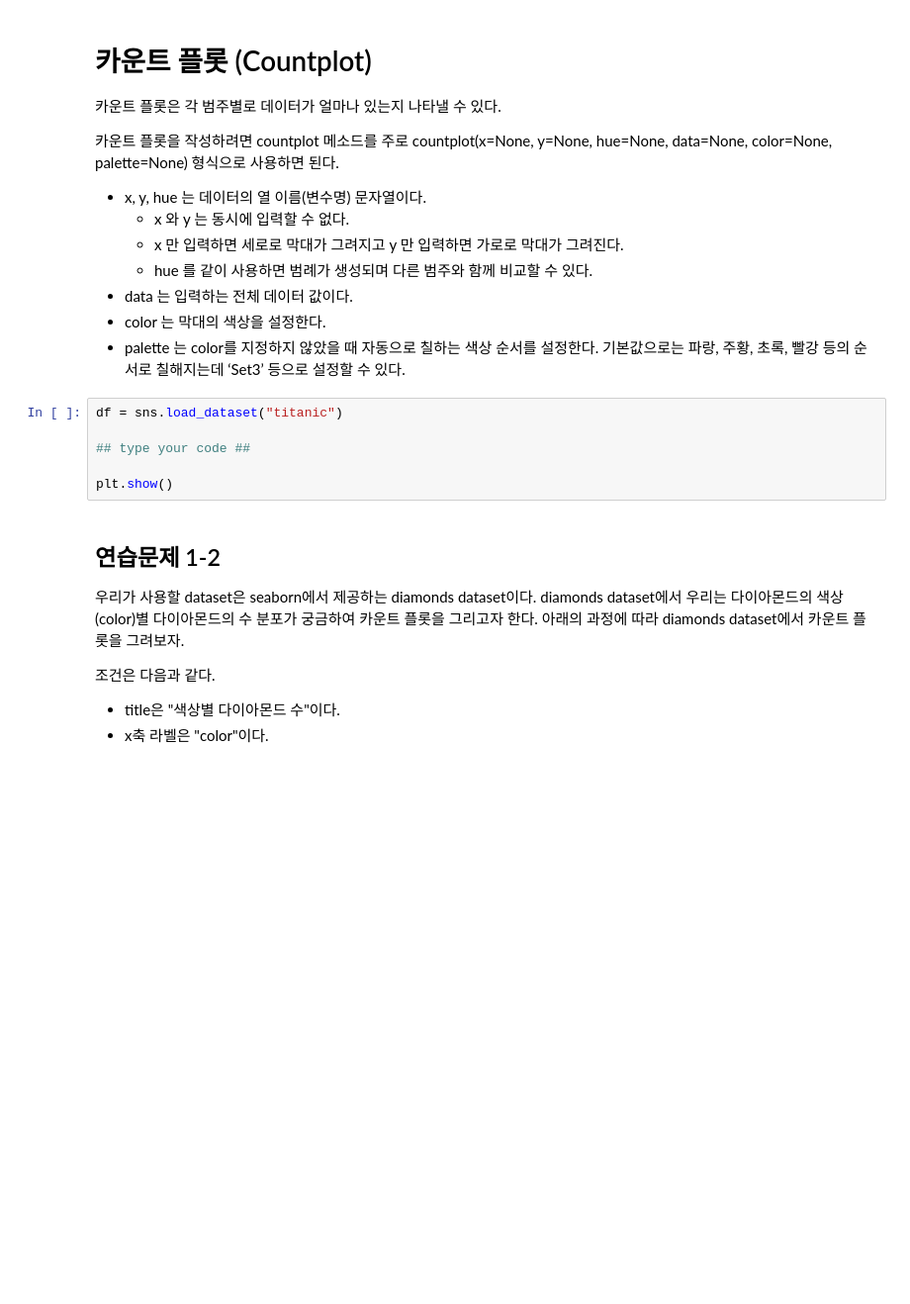
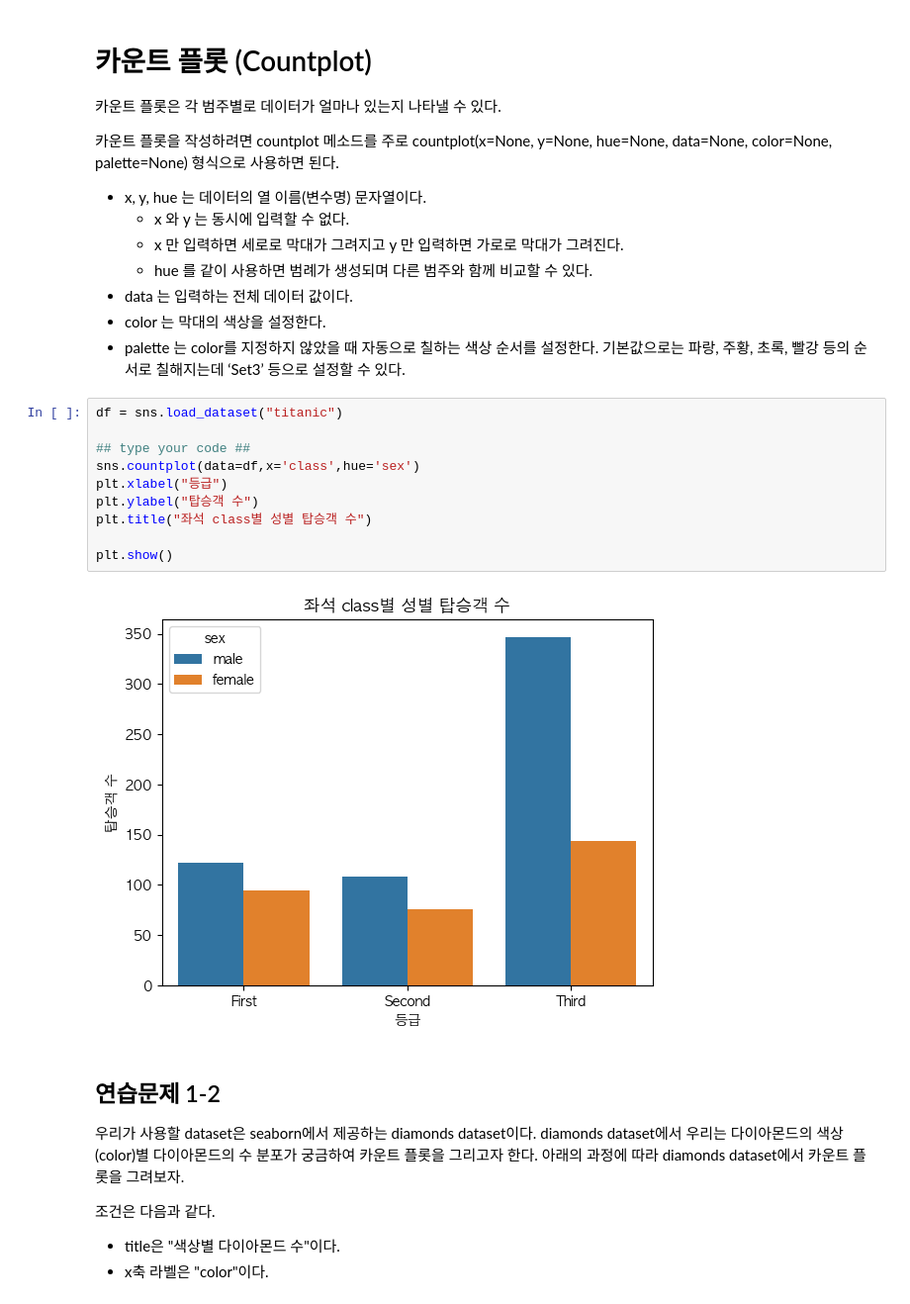
Before and after one commit to Meonu/AI-Bigdata-Study, a Jupyter notebook: practice/4. data_visualization_2.ipynb, the cells around one changed output. Shown at 99% size. Cells and saved outputs as stored; diff of their text form; blank space fills up the shorter version.

```diff
--- a/practice/4. data_visualization_2.ipynb
+++ b/practice/4. data_visualization_2.ipynb
@@ -193,9 +216,15 @@ plt.show();
 # %%
 df = sns.load_dataset("titanic")
 
 ## type your code ##
+sns.countplot(data=df,x='class',hue='sex')
+plt.xlabel("등급")
+plt.ylabel("탑승객 수")
+plt.title("좌석 class별 성별 탑승객 수")
 
 plt.show()
+# %% [output]
+[figure, added]
 # %% [markdown]
 ## 연습문제 1-2
 
```
Also changed, not shown: parts of 7 cells of this notebook, 1 other file.
